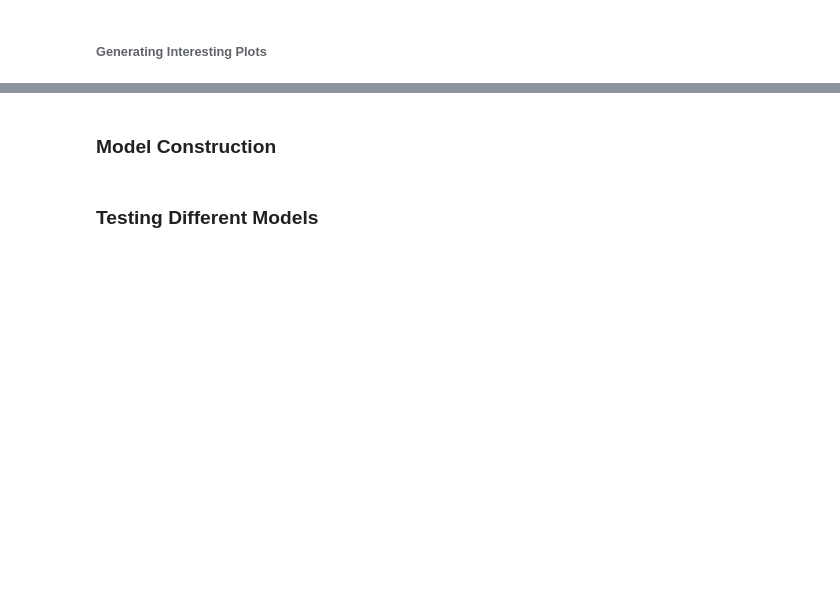
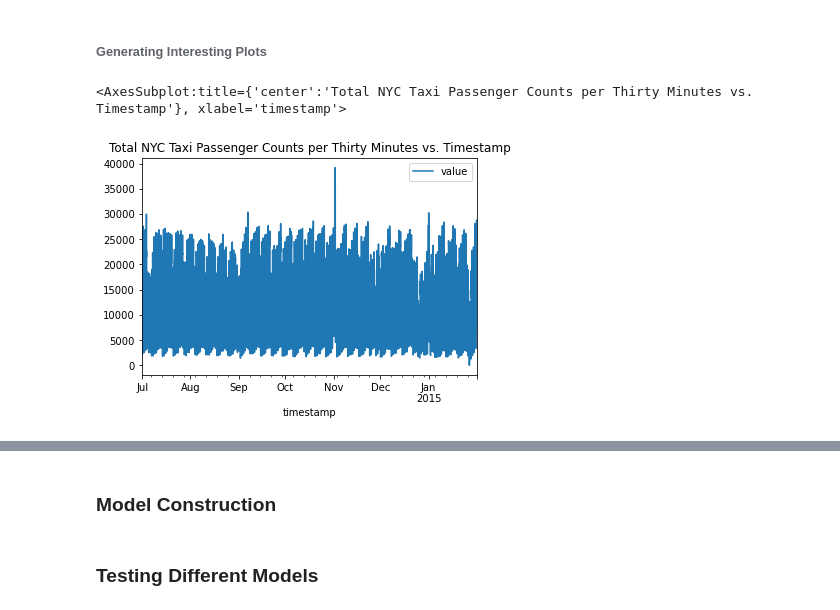
Before and after one commit to benjaminwyss/EECS731D-St-reamsOfAnomalies, a Jupyter notebook: notebooks/1.0-brw-data-exploration-and-modeling.ipynb, the cells around one changed output, grey strips where cells are left out. Cells and saved outputs as stored; diff of their text form; code cells hidden in the pictures; blank space fills up the shorter version.

Commit message:
Perform feature engineering and visualizations

```diff
--- a/notebooks/1.0-brw-data-exploration-and-modeling.ipynb
+++ b/notebooks/1.0-brw-data-exploration-and-modeling.ipynb
@@ -86,2 +183,7 @@ df.corr()
 # %% [markdown]
 ###### Generating Interesting Plots
+# %%
+df.plot(x='timestamp', y='value', title='Total NYC Taxi Passenger Counts per Thirty Minutes vs. Timestamp')
+# %% [output]
+<AxesSubplot:title={'center':'Total NYC Taxi Passenger Counts per Thirty Minutes vs. Timestamp'}, xlabel='timestamp'>
+[figure, added]
```
Also changed, not shown: parts of 26 cells of this notebook, 3 other files.
